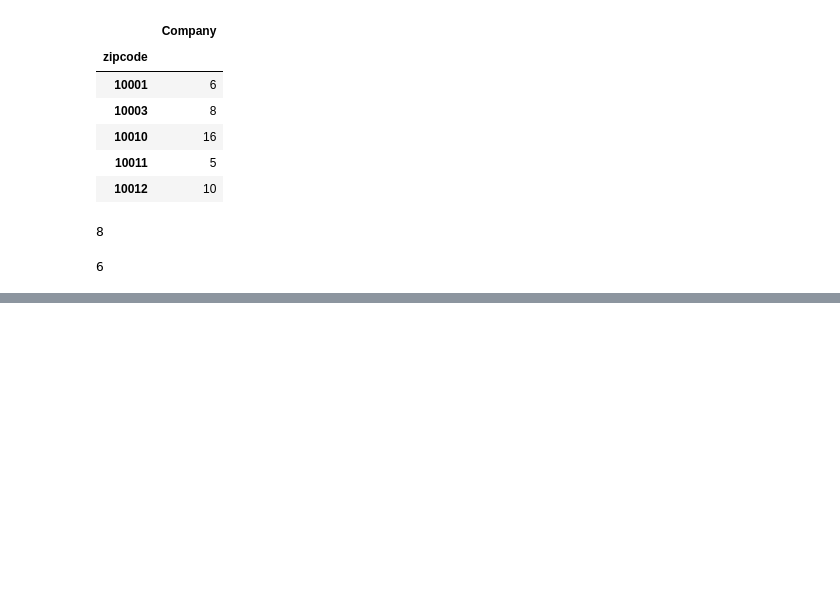
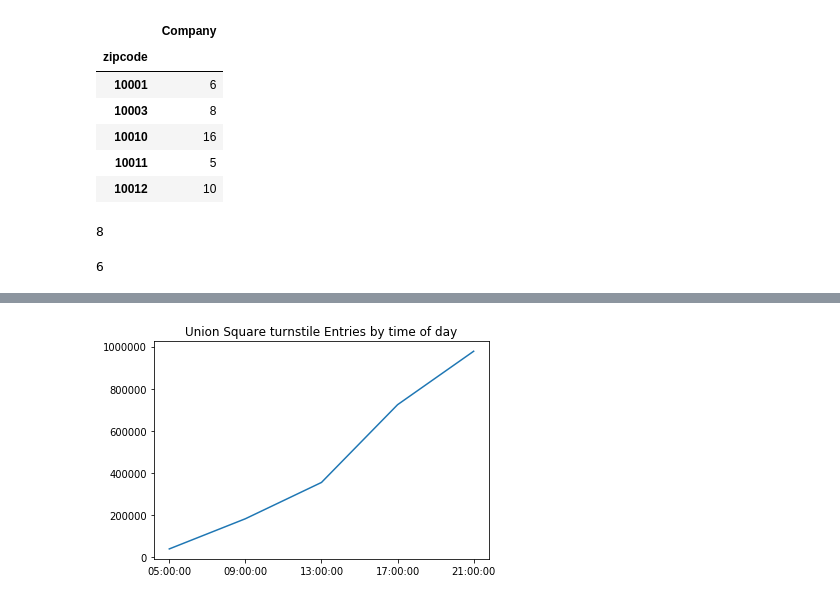
Before and after one commit to konelson/konelson-mta-project, a Jupyter notebook: Target Selection.ipynb, the cells around one changed output, grey strips where cells are left out. Cells and saved outputs as stored; diff of their text form; code cells hidden in the pictures; blank space fills up the shorter version.

```diff
--- a/Target Selection.ipynb
+++ b/Target Selection.ipynb
@@ -57,0 +146,3 @@ target_zip
+# %%
+time_of_day = unit_by_zip.groupby(by = ['station', 'time_stamp'], as_index = False)[['incremental_ppl']].sum()
+time_of_day.rename(columns = {'incremental_ppl': 'total_ppl'}, inplace = True)
@@ -57,0 +155,6 @@ target_zip
+# %%
+def station_time (station_name):
+
+    station_time_mask = time_of_day.station == station_name
+
+    return time_of_day[station_time_mask]
@@ -57,0 +189,5 @@ target_zip
+# %%
+plt.plot(station_time('14 ST-UNION SQ').time_stamp,station_time('14 ST-UNION SQ').total_ppl)
+plt.title("Union Square turnstile Entries by time of day");
+# %% [output]
+[figure, added]
```
Also changed, not shown: parts of 45 cells of this notebook.
